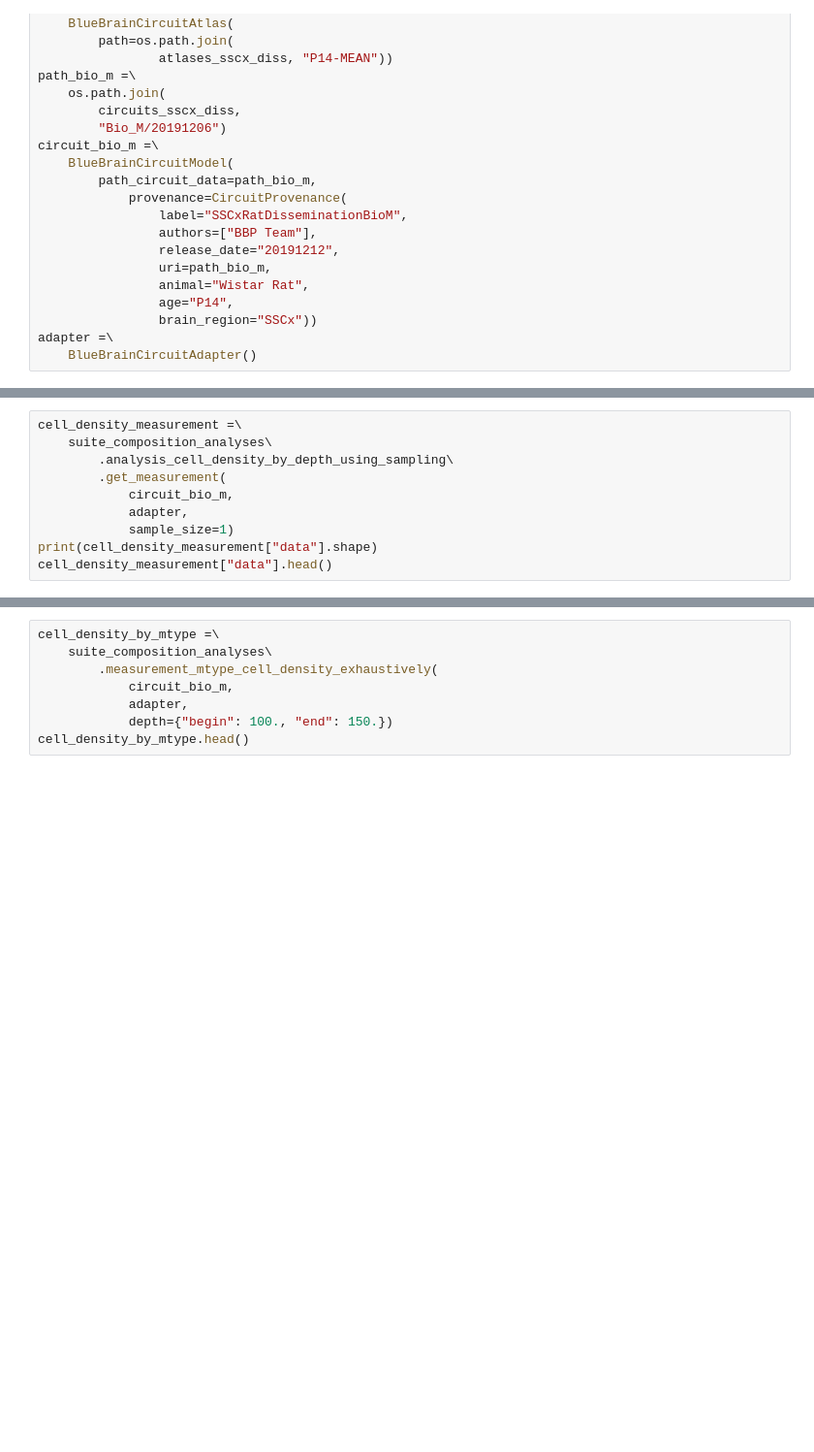
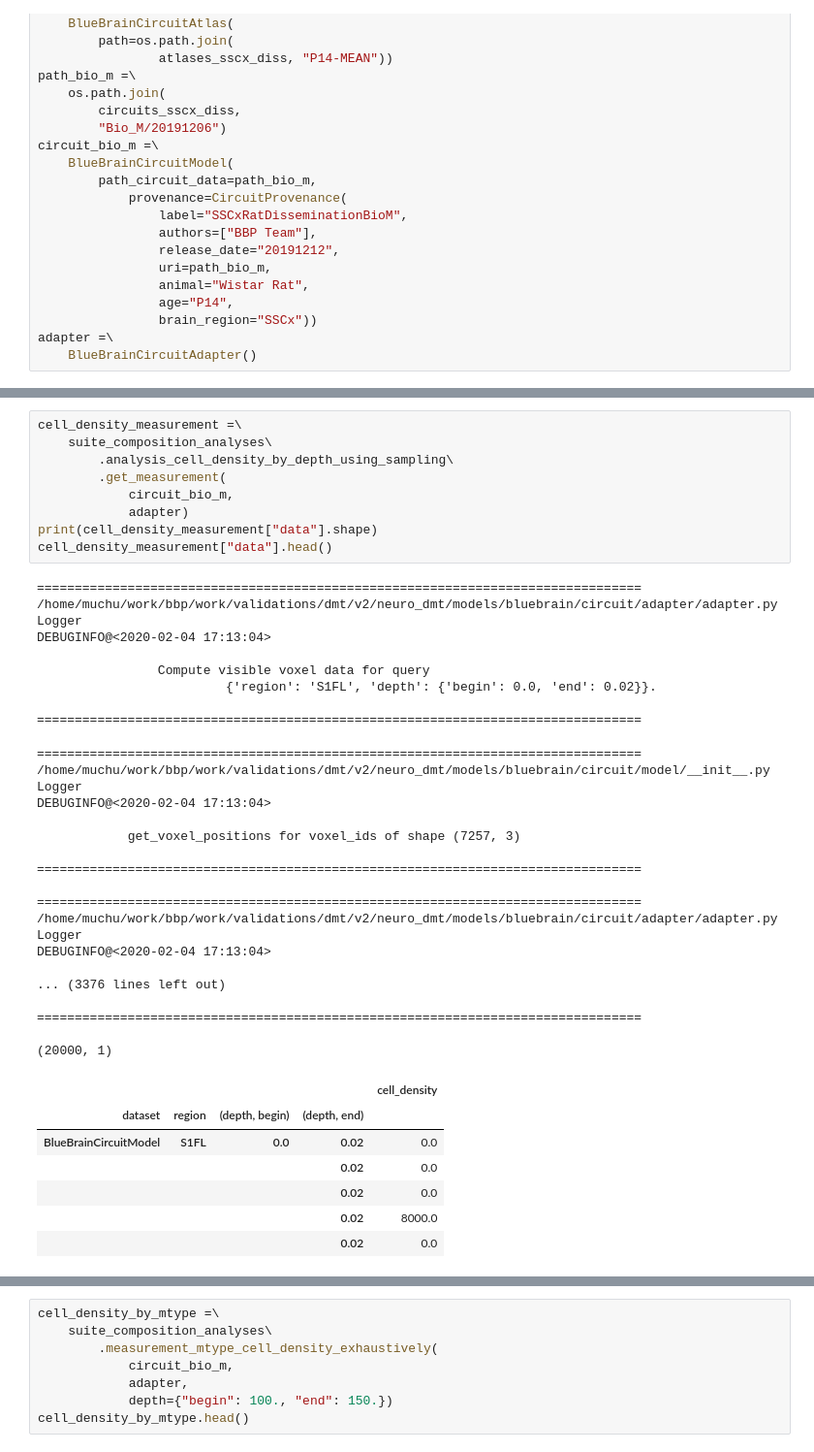
Before and after one commit to BlueBrain/DMT, a Jupyter notebook: v2/neuro_dmt/library/users/visood/sscx_dissemination/composition_suite.ipynb, the cells around one changed output, grey strips where cells are left out. Shown at 97% size. Drawn from its saved outputs; the diff is of its cells as text; blank space fills up the shorter version.

```diff
--- a/v2/neuro_dmt/library/users/visood/sscx_dissemination/composition_suite.ipynb
+++ b/v2/neuro_dmt/library/users/visood/sscx_dissemination/composition_suite.ipynb
@@ -85,10 +109,42 @@ mock_circuit_model =\
 # %%
 cell_density_measurement =\
     suite_composition_analyses\
         .analysis_cell_density_by_depth_using_sampling\
         .get_measurement(
             circuit_bio_m,
-            adapter,
-            sample_size=1)
+            adapter)
 print(cell_density_measurement["data"].shape)
 cell_density_measurement["data"].head()
+# %% [output]
+================================================================================
+/home/muchu/work/bbp/work/validations/dmt/v2/neuro_dmt/models/bluebrain/circuit/adapter/adapter.py Logger
+DEBUGINFO@<2020-02-04 17:13:04>
+
+                Compute visible voxel data for query
+                         {'region': 'S1FL', 'depth': {'begin': 0.0, 'end': 0.02}}.
+
+================================================================================
+================================================================================
+/home/muchu/work/bbp/work/validations/dmt/v2/neuro_dmt/models/bluebrain/circuit/model/__init__.py Logger
+DEBUGINFO@<2020-02-04 17:13:04>
+
+            get_voxel_positions for voxel_ids of shape (7257, 3)
+
+================================================================================
+
+================================================================================
+/home/muchu/work/bbp/work/validations/dmt/v2/neuro_dmt/models/bluebrain/circuit/adapter/adapter.py Logger
+DEBUGINFO@<2020-02-04 17:13:04>
+
+... (3376 lines left out)
+
+================================================================================
+
+(20000, 1)
+|  |  |  |  | cell_density |
+| dataset | region | (depth, begin) | (depth, end) |  |
+| BlueBrainCircuitModel | S1FL | 0.0 | 0.02 | 0.0 |
+|  |  |  | 0.02 | 0.0 |
+|  |  |  | 0.02 | 0.0 |
+|  |  |  | 0.02 | 8000.0 |
+|  |  |  | 0.02 | 0.0 |
```
Also changed, not shown: parts of 8 cells of this notebook, 2 other files.
